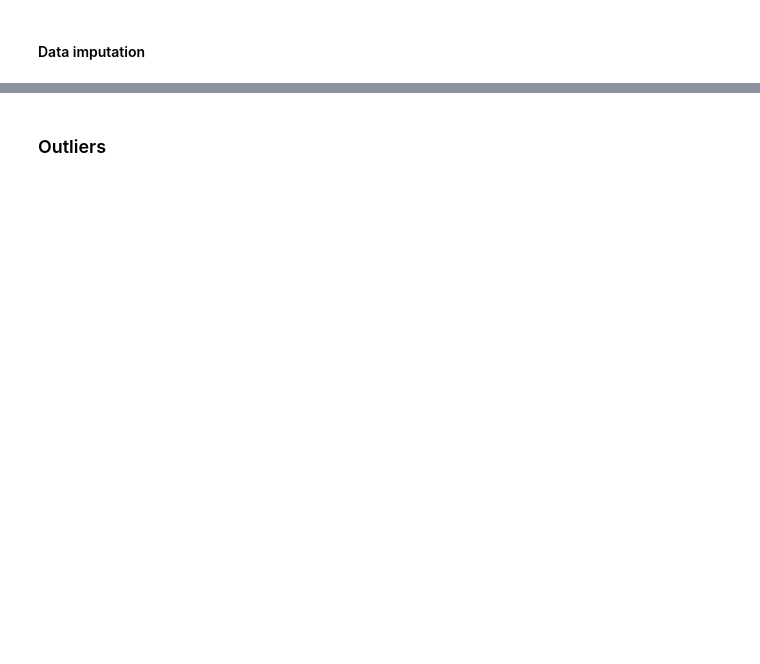
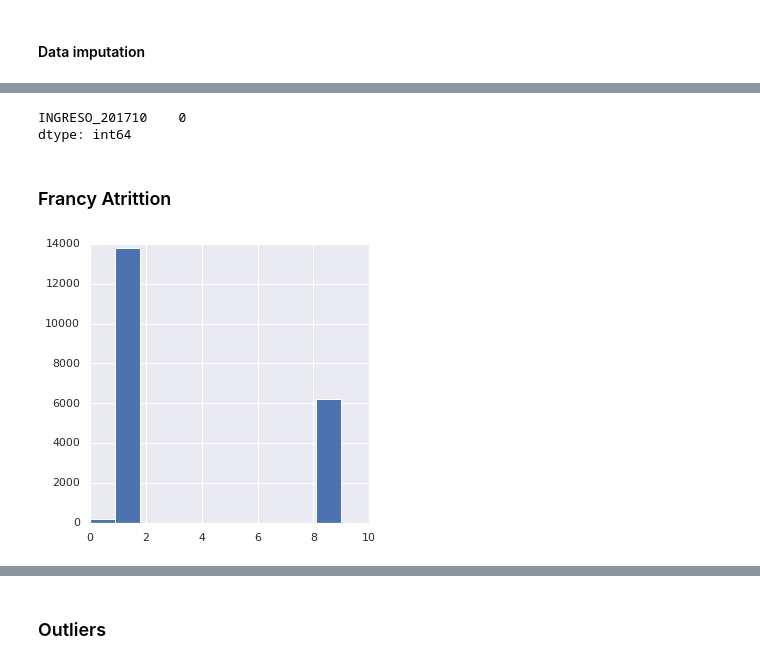
Before and after one commit to rcoroneldev/Machine-Learning-Sanitas-DS, a Jupyter notebook: Machine_Learning_Sanitas_DS.ipynb, the cells around one changed output, grey strips where cells are left out. Drawn from its saved outputs; the diff is of its cells as text; code cells hidden in the pictures; blank space fills up the shorter version.

```diff
--- a/Machine_Learning_Sanitas_DS.ipynb
+++ b/Machine_Learning_Sanitas_DS.ipynb
@@ -380,0 +388,3 @@ Length: 400, dtype: int64
+# %%
+df_credit_imputation = df_credit.copy()
+df_credit_imputation.head(2)
@@ -386,0 +437,20 @@ Length: 400, dtype: int64
+# %%
+imp_ingreso_mean = SimpleImputer(missing_values=np.nan,strategy='mean')
+imp_ingreso_mean.fit(df_credit_imputation[['INGRESO_201710']])
+df_credit_imputation["INGRESO_201710"] = imp_ingreso_mean.transform(df_credit_imputation[['INGRESO_201710']])
+# %%
+# verificacion de valores nulos por columna
+df_credit_imputation[["INGRESO_201710"]].isnull().sum()
+# %% [output]
+INGRESO_201710    0
+dtype: int64
+# %% [markdown]
+### Francy Atrittion
+# %%
+## grafica de las variables par ve freceuncias
+plt.rcParams["figure.figsize"] = [5.,5.]
+df_credit_imputation['Attrition_Sistema_202001'].hist()
+#df_credit[].drop([],1).hist()
+plt.show()
+# %% [output]
+[figure, added]
```
Also changed, not shown: parts of 66 cells of this notebook.
